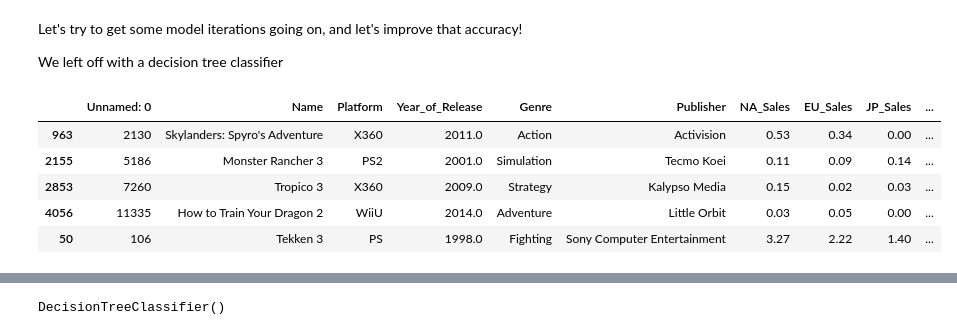
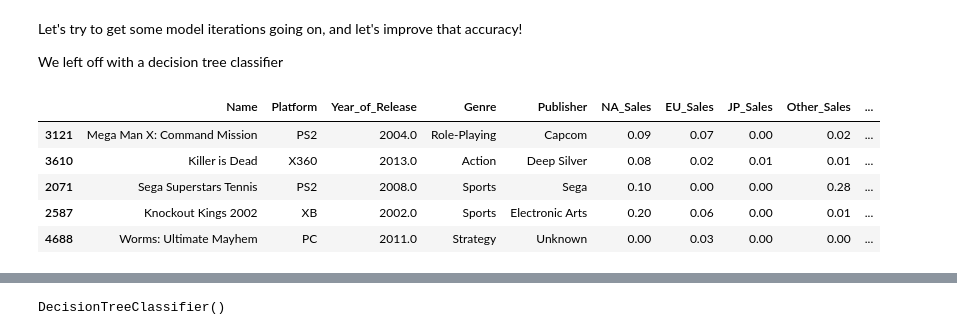
Before and after one commit to Jprebys/video_game_machine_learning, a Jupyter notebook: notebooks/06_model_interating.ipynb, the cells around one changed output, grey strips where cells are left out. Cells and saved outputs as stored; diff of their text form; code cells hidden in the pictures.

```diff
--- a/notebooks/06_model_interating.ipynb
+++ b/notebooks/06_model_interating.ipynb
@@ -20,15 +20,15 @@ Let's try to get some model iterations going on, and let's improve that accuracy
 
 We left off with a decision tree classifier
 # %%
-df = pd.read_csv('../data/final_plots.csv')
+df = pd.read_csv('../data/final_plots.csv').drop('Unnamed: 0', axis=1)
 df.sample(5)
 # %% [output]
-|  | Unnamed: 0 | Name | Platform | Year_of_Release | Genre | Publisher | NA_Sales | EU_Sales | JP_Sales | ... |
-| 963 | 2130 | Skylanders: Spyro's Adventure | X360 | 2011.0 | Action | Activision | 0.53 | 0.34 | 0.00 | ... |
-| 2155 | 5186 | Monster Rancher 3 | PS2 | 2001.0 | Simulation | Tecmo Koei | 0.11 | 0.09 | 0.14 | ... |
-| 2853 | 7260 | Tropico 3 | X360 | 2009.0 | Strategy | Kalypso Media | 0.15 | 0.02 | 0.03 | ... |
-| 4056 | 11335 | How to Train Your Dragon 2 | WiiU | 2014.0 | Adventure | Little Orbit | 0.03 | 0.05 | 0.00 | ... |
-| 50 | 106 | Tekken 3 | PS | 1998.0 | Fighting | Sony Computer Entertainment | 3.27 | 2.22 | 1.40 | ... |
+|  | Name | Platform | Year_of_Release | Genre | Publisher | NA_Sales | EU_Sales | JP_Sales | Other_Sales | ... |
+| 3121 | Mega Man X: Command Mission | PS2 | 2004.0 | Role-Playing | Capcom | 0.09 | 0.07 | 0.00 | 0.02 | ... |
+| 3610 | Killer is Dead | X360 | 2013.0 | Action | Deep Silver | 0.08 | 0.02 | 0.01 | 0.01 | ... |
+| 2071 | Sega Superstars Tennis | PS2 | 2008.0 | Sports | Sega | 0.10 | 0.00 | 0.00 | 0.28 | ... |
+| 2587 | Knockout Kings 2002 | XB | 2002.0 | Sports | Electronic Arts | 0.20 | 0.06 | 0.00 | 0.01 | ... |
+| 4688 | Worms: Ultimate Mayhem | PC | 2011.0 | Strategy | Unknown | 0.00 | 0.03 | 0.00 | 0.00 | ... |
 # %%
 def success(value):
     '''
```
Also changed, not shown: parts of 14 cells of this notebook, 6 other files.
